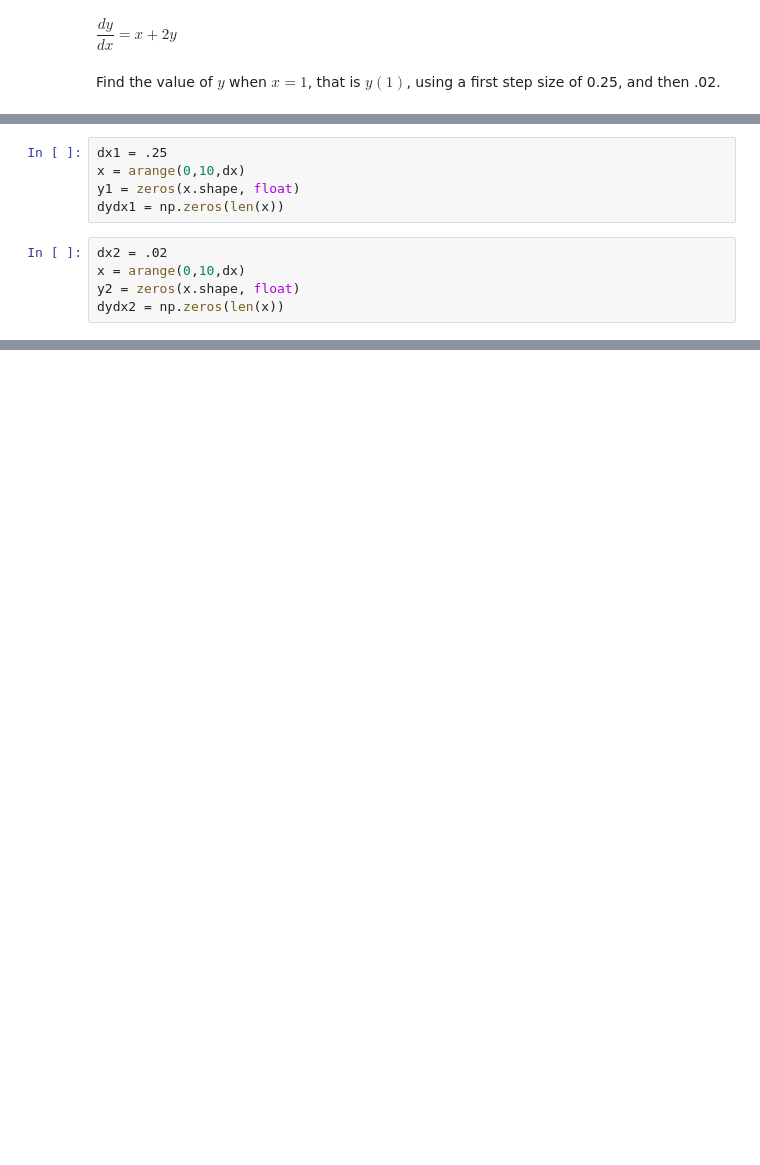
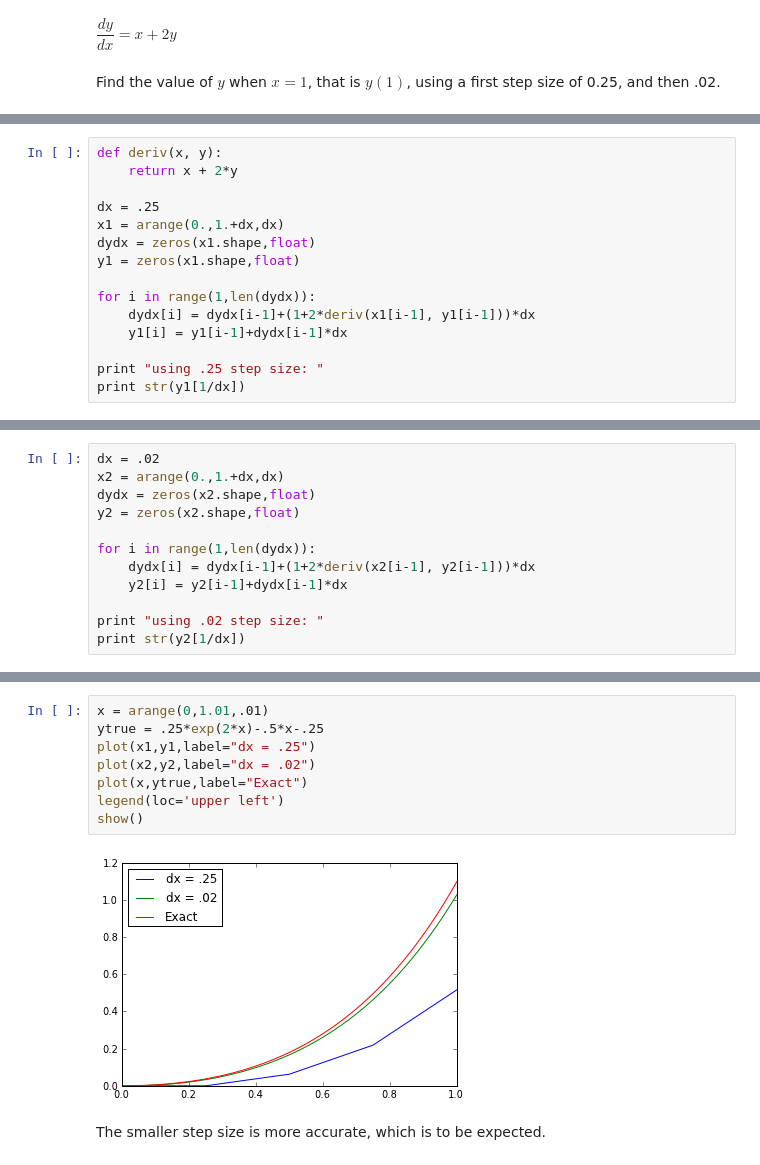
Before and after one commit to ssteeper/PHYS-202-13, a Jupyter notebook: week7/Euler Method.ipynb, the cells around one changed output, grey strips where cells are left out. Drawn from its saved outputs; the diff is of its cells as text; blank space fills up the shorter version.

```diff
--- a/week7/Euler Method.ipynb
+++ b/week7/Euler Method.ipynb
@@ -15,10 +14,15 @@ def deriv(x, y):
-# %%
-dx1 = .25
-x = arange(0,10,dx)
-y1 = zeros(x.shape, float)
-dydx1 = np.zeros(len(x))
-# %%
-dx2 = .02
-x = arange(0,10,dx)
-y2 = zeros(x.shape, float)
-dydx2 = np.zeros(len(x))
+# %%
+def deriv(x, y):
+    return x + 2*y
+
+dx = .25
+x1 = arange(0.,1.+dx,dx)
+dydx = zeros(x1.shape,float)
+y1 = zeros(x1.shape,float)
+
+for i in range(1,len(dydx)):
+    dydx[i] = dydx[i-1]+(1+2*deriv(x1[i-1], y1[i-1]))*dx
+    y1[i] = y1[i-1]+dydx[i-1]*dx
+
+print "using .25 step size: "
+print str(y1[1/dx])
@@ -24,0 +32,12 @@ dydx2 = np.zeros(len(x))
+# %%
+dx = .02
+x2 = arange(0.,1.+dx,dx)
+dydx = zeros(x2.shape,float)
+y2 = zeros(x2.shape,float)
+
+for i in range(1,len(dydx)):
+    dydx[i] = dydx[i-1]+(1+2*deriv(x2[i-1], y2[i-1]))*dx
+    y2[i] = y2[i-1]+dydx[i-1]*dx
+
+print "using .02 step size: "
+print str(y2[1/dx])
@@ -24,0 +51,12 @@ dydx2 = np.zeros(len(x))
+# %%
+x = arange(0,1.01,.01)
+ytrue = .25*exp(2*x)-.5*x-.25
+plot(x1,y1,label="dx = .25")
+plot(x2,y2,label="dx = .02")
+plot(x,ytrue,label="Exact")
+legend(loc='upper left')
+show()
+# %% [output]
+[figure, added]
+# %% [markdown]
+The smaller step size is more accurate, which is to be expected.
```
Also changed, not shown: parts of 14 cells of this notebook.
